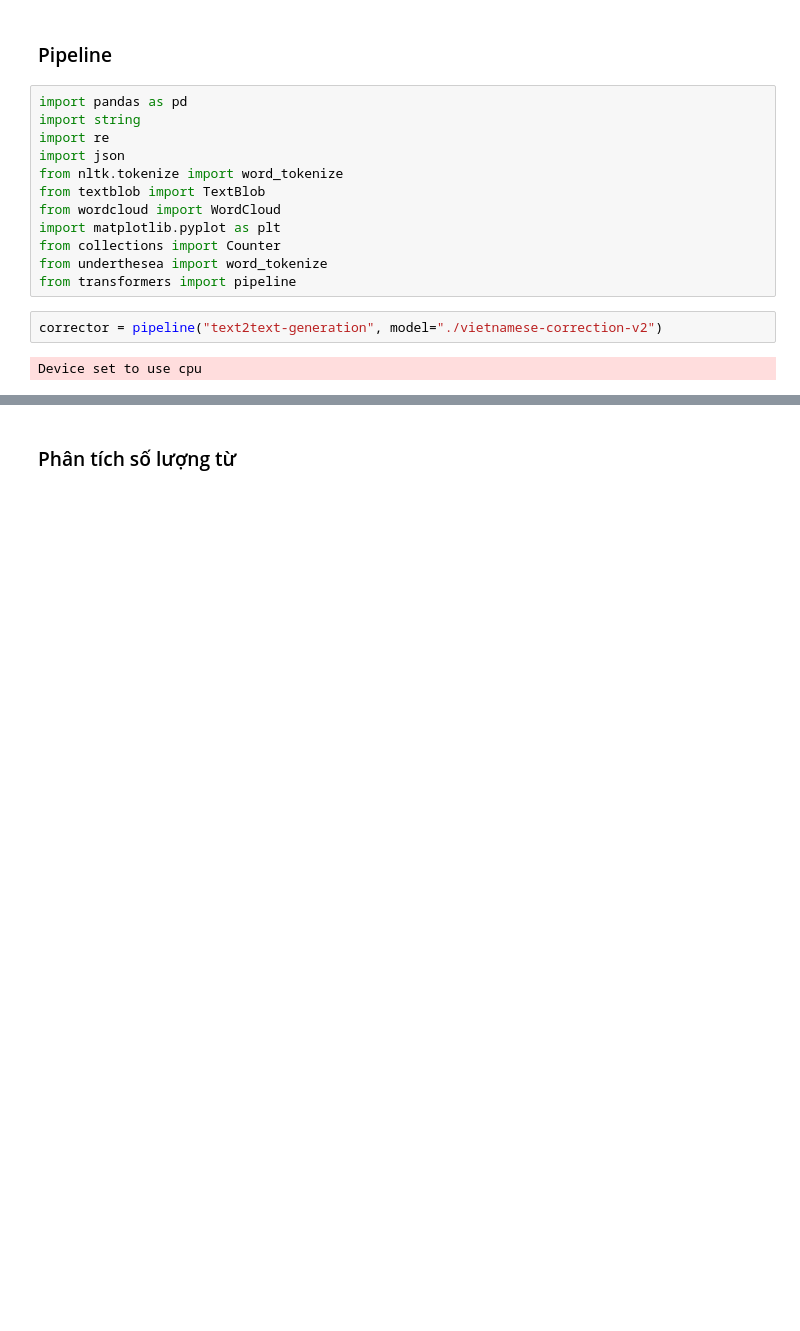
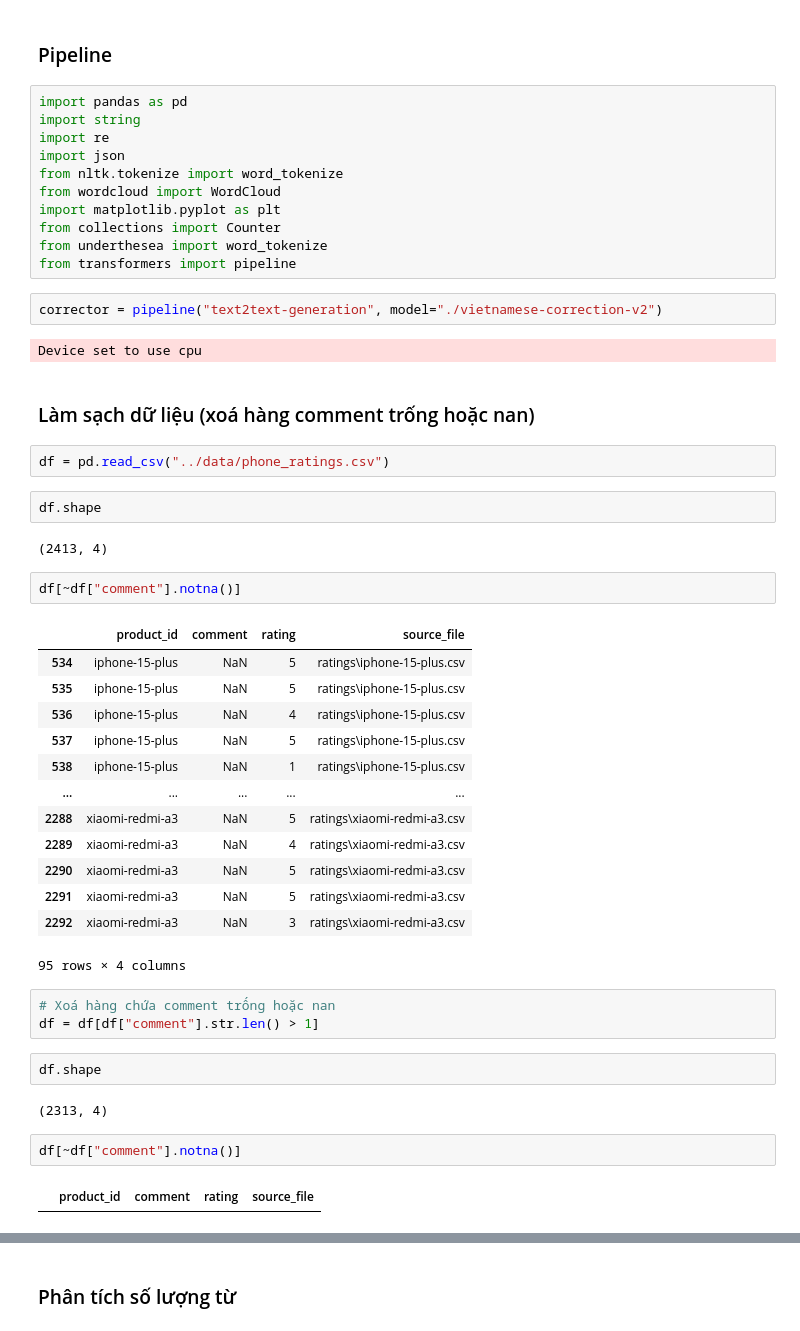
Before and after one commit to DinhManhAVG/Comment-Sentiment-Analysis, a Jupyter notebook: pre-processing/processing.ipynb, the cells around one changed output, grey strips where cells are left out. Drawn from its saved outputs; the diff is of its cells as text; blank space fills up the shorter version.

```diff
--- a/pre-processing/processing.ipynb
+++ b/pre-processing/processing.ipynb
@@ -6,7 +6,6 @@ import string
 import re
 import json
 from nltk.tokenize import word_tokenize
-from textblob import TextBlob
 from wordcloud import WordCloud
 import matplotlib.pyplot as plt
 from collections import Counter
@@ -16,3 +15,38 @@ from transformers import pipeline
 corrector = pipeline("text2text-generation", model="./vietnamese-correction-v2")
 # %% [output]
 Device set to use cpu
+# %% [markdown]
+### Làm sạch dữ liệu (xoá hàng comment trống hoặc nan)
+# %%
+df = pd.read_csv("../data/phone_ratings.csv")
+# %%
+df.shape
+# %% [output]
+(2413, 4)
+# %%
+df[~df["comment"].notna()]
+# %% [output]
+|  | product_id | comment | rating | source_file |
+| 534 | iphone-15-plus | NaN | 5 | ratings\iphone-15-plus.csv |
+| 535 | iphone-15-plus | NaN | 5 | ratings\iphone-15-plus.csv |
+| 536 | iphone-15-plus | NaN | 4 | ratings\iphone-15-plus.csv |
+| 537 | iphone-15-plus | NaN | 5 | ratings\iphone-15-plus.csv |
+| 538 | iphone-15-plus | NaN | 1 | ratings\iphone-15-plus.csv |
+| ... | ... | ... | ... | ... |
+| 2288 | xiaomi-redmi-a3 | NaN | 5 | ratings\xiaomi-redmi-a3.csv |
+| 2289 | xiaomi-redmi-a3 | NaN | 4 | ratings\xiaomi-redmi-a3.csv |
+| 2290 | xiaomi-redmi-a3 | NaN | 5 | ratings\xiaomi-redmi-a3.csv |
+| 2291 | xiaomi-redmi-a3 | NaN | 5 | ratings\xiaomi-redmi-a3.csv |
+| 2292 | xiaomi-redmi-a3 | NaN | 3 | ratings\xiaomi-redmi-a3.csv |
+95 rows × 4 columns
+# %%
+# Xoá hàng chứa comment trống hoặc nan
+df = df[df["comment"].str.len() > 1]
+# %%
+df.shape
+# %% [output]
+(2313, 4)
+# %%
+df[~df["comment"].notna()]
+# %% [output]
+|  | product_id | comment | rating | source_file |
```
Also changed, not shown: parts of 25 cells of this notebook, 14 other files.
